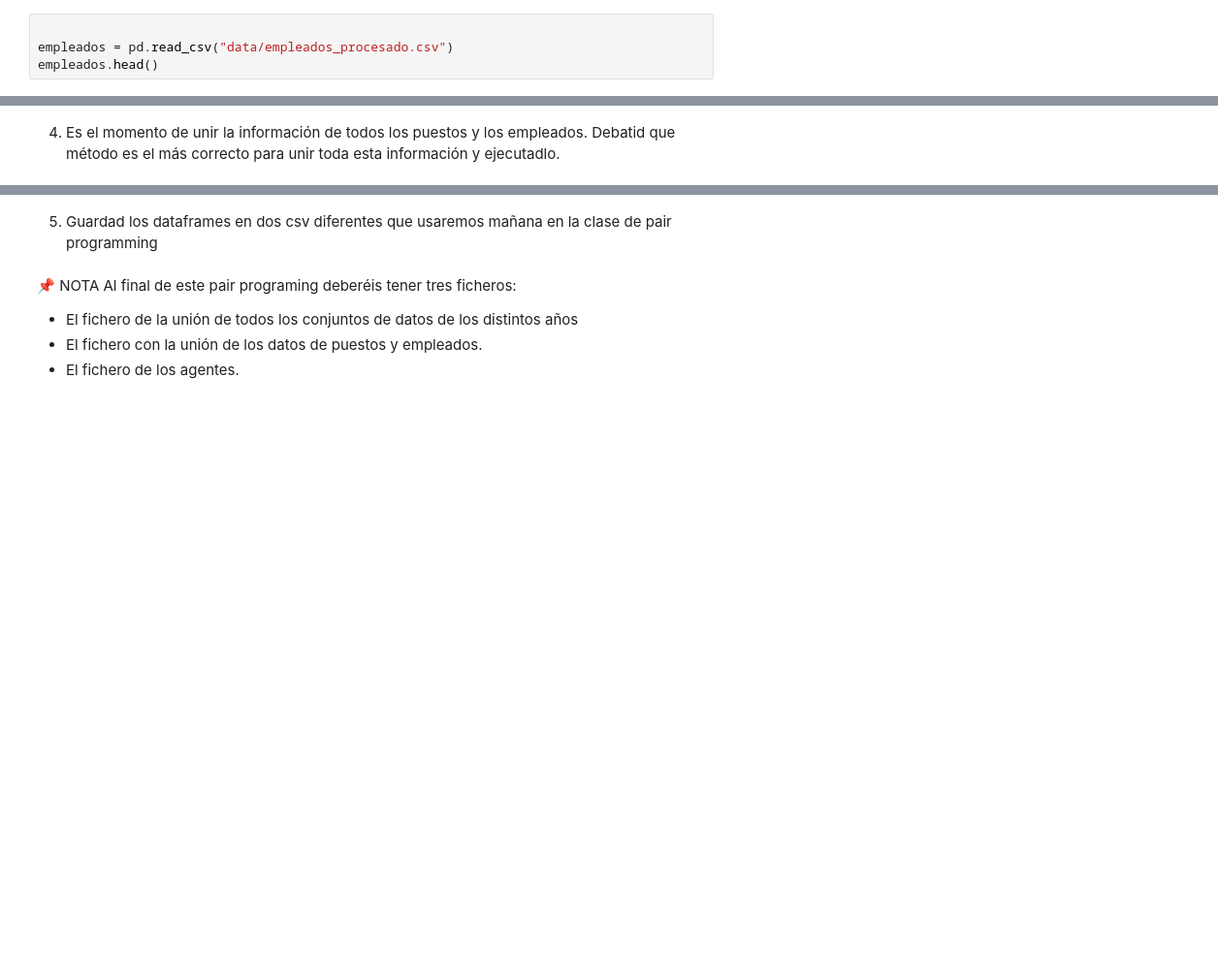
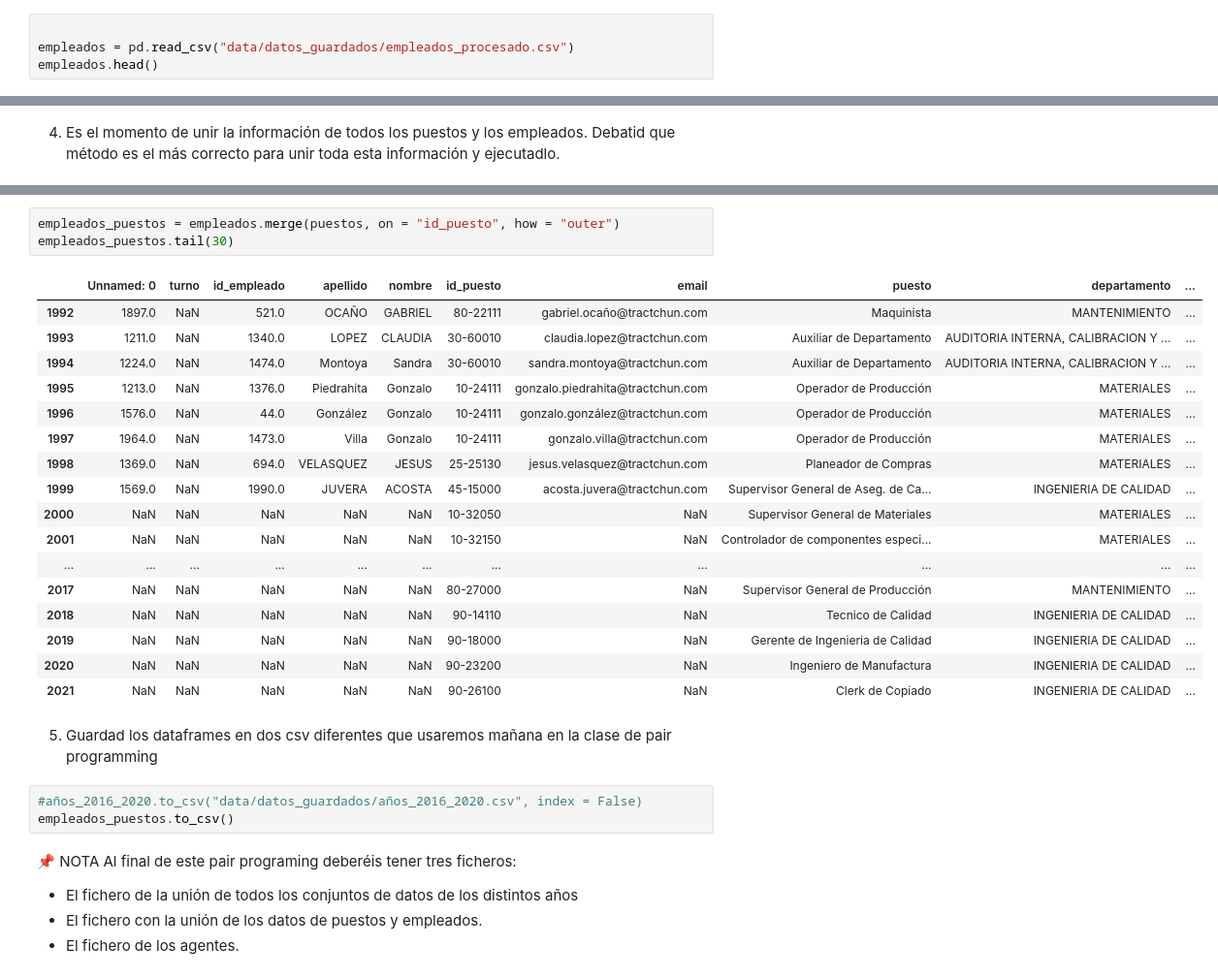
Before and after one commit to Adalab/promo-d-da-modulo2-sprint1-cristina-lidya, a Jupyter notebook: pandas/pandas-leccion5-union-dataframes.ipynb, the cells around one changed output, grey strips where cells are left out. Shown at 97% size. Drawn from its saved outputs; the diff is of its cells as text; blank space fills up the shorter version.

```diff
--- a/pandas/pandas-leccion5-union-dataframes.ipynb
+++ b/pandas/pandas-leccion5-union-dataframes.ipynb
@@ -31,4 +45,4 @@ año_2016.head()
 # %%
 
-empleados = pd.read_csv("data/empleados_procesado.csv")
+empleados = pd.read_csv("data/datos_guardados/empleados_procesado.csv")
 empleados.head()
@@ -57,5 +180,29 @@ año_2020.head()
+# %%
+empleados_puestos = empleados.merge(puestos, on = "id_puesto", how = "outer")
+empleados_puestos.tail(30)
+# %% [output]
+|  | Unnamed: 0 | turno | id_empleado | apellido | nombre | id_puesto | email | puesto | departamento | ... |
+| 1992 | 1897.0 | NaN | 521.0 | OCAÑO | GABRIEL | 80-22111 | gabriel.ocaño@tractchun.com | Maquinista | MANTENIMIENTO | ... |
+| 1993 | 1211.0 | NaN | 1340.0 | LOPEZ | CLAUDIA | 30-60010 | claudia.lopez@tractchun.com | Auxiliar de Departamento | AUDITORIA INTERNA, CALIBRACION Y ... | ... |
+| 1994 | 1224.0 | NaN | 1474.0 | Montoya | Sandra | 30-60010 | sandra.montoya@tractchun.com | Auxiliar de Departamento | AUDITORIA INTERNA, CALIBRACION Y ... | ... |
+| 1995 | 1213.0 | NaN | 1376.0 | Piedrahita | Gonzalo | 10-24111 | gonzalo.piedrahita@tractchun.com | Operador de Producción | MATERIALES | ... |
+| 1996 | 1576.0 | NaN | 44.0 | González | Gonzalo | 10-24111 | gonzalo.gonzález@tractchun.com | Operador de Producción | MATERIALES | ... |
+| 1997 | 1964.0 | NaN | 1473.0 | Villa | Gonzalo | 10-24111 | gonzalo.villa@tractchun.com | Operador de Producción | MATERIALES | ... |
+| 1998 | 1369.0 | NaN | 694.0 | VELASQUEZ | JESUS | 25-25130 | jesus.velasquez@tractchun.com | Planeador de Compras | MATERIALES | ... |
+| 1999 | 1569.0 | NaN | 1990.0 | JUVERA | ACOSTA | 45-15000 | acosta.juvera@tractchun.com | Supervisor General de Aseg. de Ca... | INGENIERIA DE CALIDAD | ... |
+| 2000 | NaN | NaN | NaN | NaN | NaN | 10-32050 | NaN | Supervisor General de Materiales | MATERIALES | ... |
+| 2001 | NaN | NaN | NaN | NaN | NaN | 10-32150 | NaN | Controlador de componentes especi... | MATERIALES | ... |
+| ... | ... | ... | ... | ... | ... | ... | ... | ... | ... | ... |
+| 2017 | NaN | NaN | NaN | NaN | NaN | 80-27000 | NaN | Supervisor General de Producción | MANTENIMIENTO | ... |
+| 2018 | NaN | NaN | NaN | NaN | NaN | 90-14110 | NaN | Tecnico de Calidad | INGENIERIA DE CALIDAD | ... |
+| 2019 | NaN | NaN | NaN | NaN | NaN | 90-18000 | NaN | Gerente de Ingenieria de Calidad | INGENIERIA DE CALIDAD | ... |
+| 2020 | NaN | NaN | NaN | NaN | NaN | 90-23200 | NaN | Ingeniero de Manufactura | INGENIERIA DE CALIDAD | ... |
+| 2021 | NaN | NaN | NaN | NaN | NaN | 90-26100 | NaN | Clerk de Copiado | INGENIERIA DE CALIDAD | ... |
 # %% [markdown]
 5. Guardad los dataframes en dos csv diferentes que usaremos mañana en la clase de pair programming
+# %%
+#años_2016_2020.to_csv("data/datos_guardados/años_2016_2020.csv", index = False)
+empleados_puestos.to_csv()
 # %% [markdown]
 📌 NOTA Al final de este pair programing deberéis tener tres ficheros:
 
```
Also changed, not shown: parts of 17 cells of this notebook, 4 other files.
